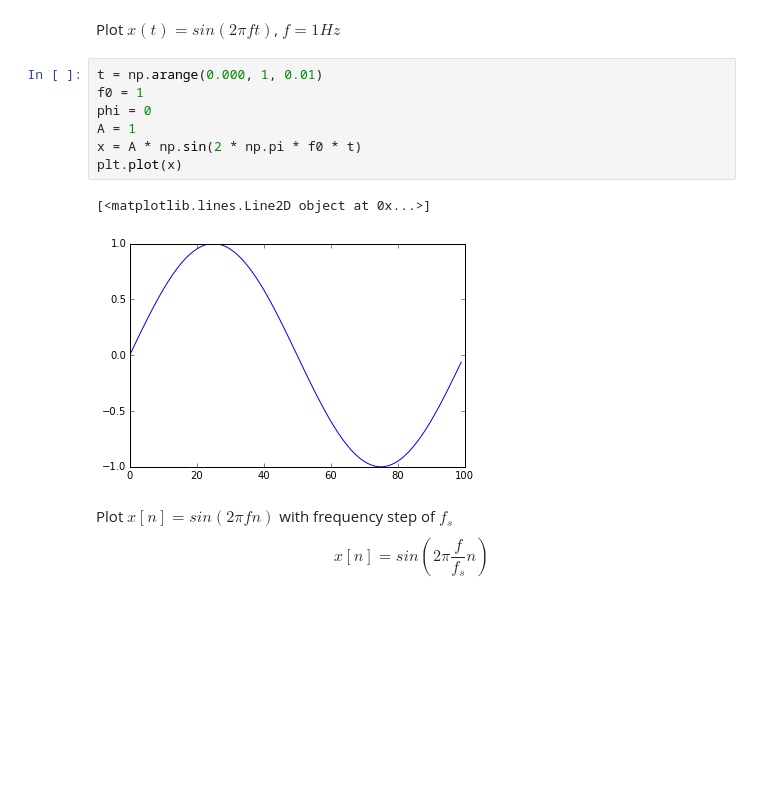
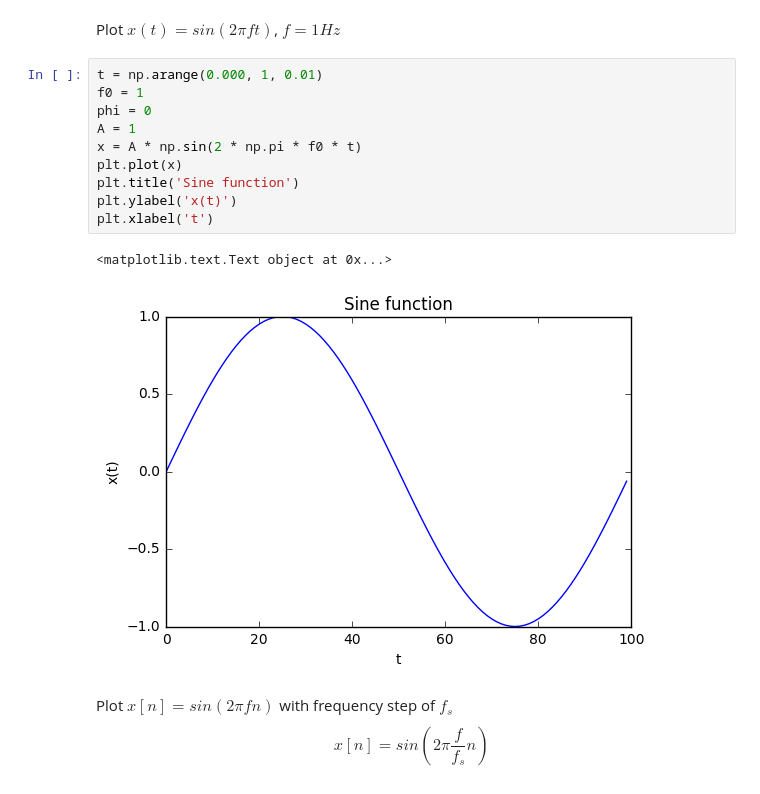
Before and after one commit to daniglezad/DSP-TP-1617, a Jupyter notebook: Lab2/python/Lab2.ipynb, the cells around one changed output. Drawn from its saved outputs; the diff is of its cells as text; blank space fills up the shorter version.

```diff
--- a/Lab2/python/Lab2.ipynb
+++ b/Lab2/python/Lab2.ipynb
@@ -19,13 +19,16 @@ Plot $x(t) = sin(2\pi f t)$,  $f = 1 Hz$
 # %%
 t = np.arange(0.000, 1, 0.01)
 f0 = 1
 phi = 0
 A = 1
 x = A * np.sin(2 * np.pi * f0 * t)
 plt.plot(x)
+plt.title('Sine function')
+plt.ylabel('x(t)')
+plt.xlabel('t')
 # %% [output]
-[<matplotlib.lines.Line2D object at 0x...>]
+<matplotlib.text.Text object at 0x...>
-[figure, old version]
+[figure, new version]
 # %% [markdown]
 Plot $x[n] = sin(2\pi f n)$ with frequency step of $f_s$
 $$x[n] = sin(2\pi\frac{f}{f_s}n)$$
```
Also changed, not shown: parts of 12 cells of this notebook.
